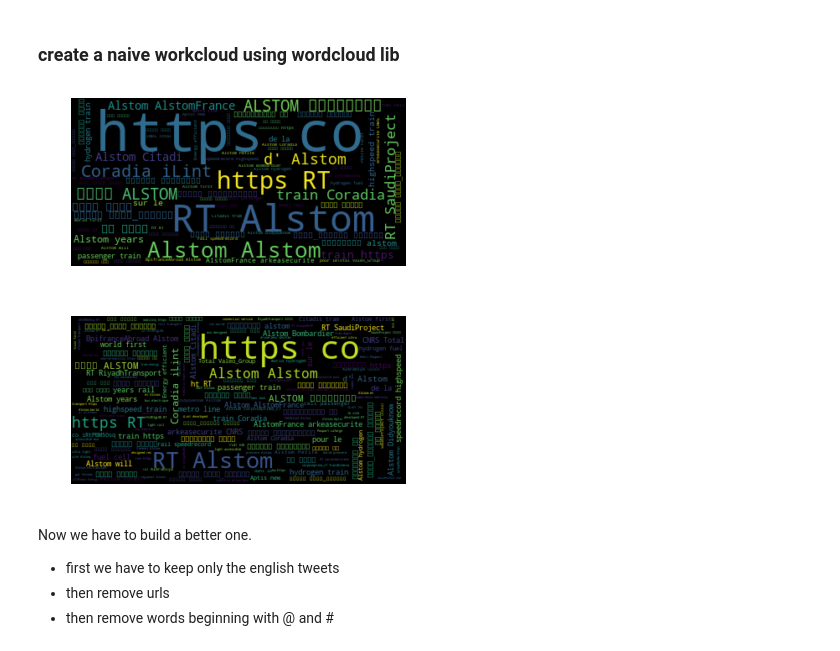
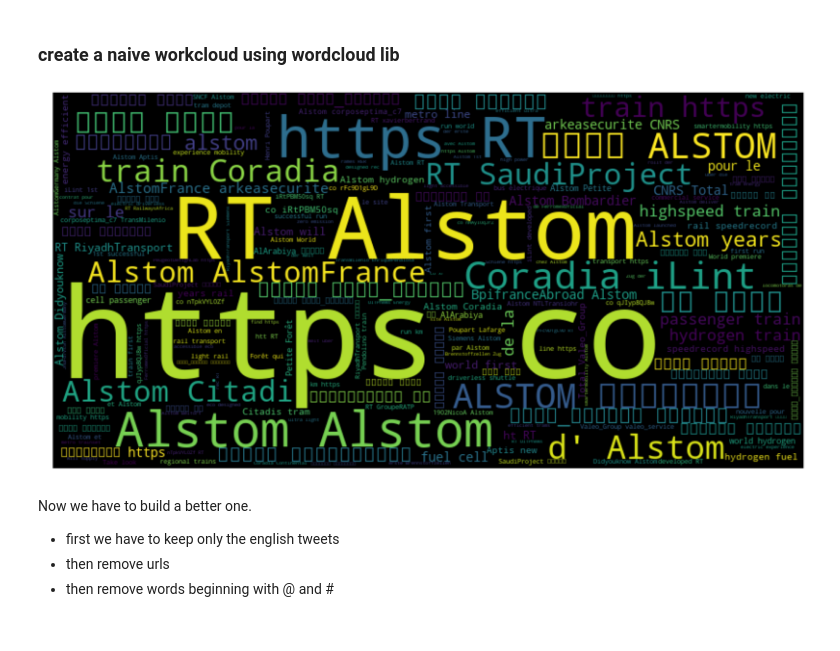
Before and after one commit to berbuf/B2B_Em_lyon, a Jupyter notebook: Wordcloud Alstom.ipynb, the cells around one changed output. Cells and saved outputs as stored; diff of their text form; code cells hidden in the pictures.

Commit message:
corrected display wordcloud

```diff
--- a/Wordcloud Alstom.ipynb
+++ b/Wordcloud Alstom.ipynb
@@ -28,21 +28,17 @@ Number of tweets: 10567
 # %%
 from wordcloud import WordCloud
 import matplotlib.pyplot as plt
 
 # get one single text
 text = " ".join(texts)
 
 # create a wordcloud
-wordcloud = WordCloud().generate(text)
+wordcloud = WordCloud(width=800, height=400).generate(text)
 
 # matplotlib image
+plt.figure(figsize=(30, 30))
+plt.axis("off")
 plt.imshow(wordcloud, interpolation='bilinear')
-plt.axis("off")
-wordcloud = WordCloud(max_font_size=40).generate(text)
-plt.figure()
-plt.imshow(wordcloud, interpolation="bilinear")
-plt.axis("off")
 plt.show()
 # %% [output]
-[figure, old version]
+[figure, new version]
-[figure, removed]
```
Also changed, not shown: parts of 7 cells of this notebook, 1 other file.
